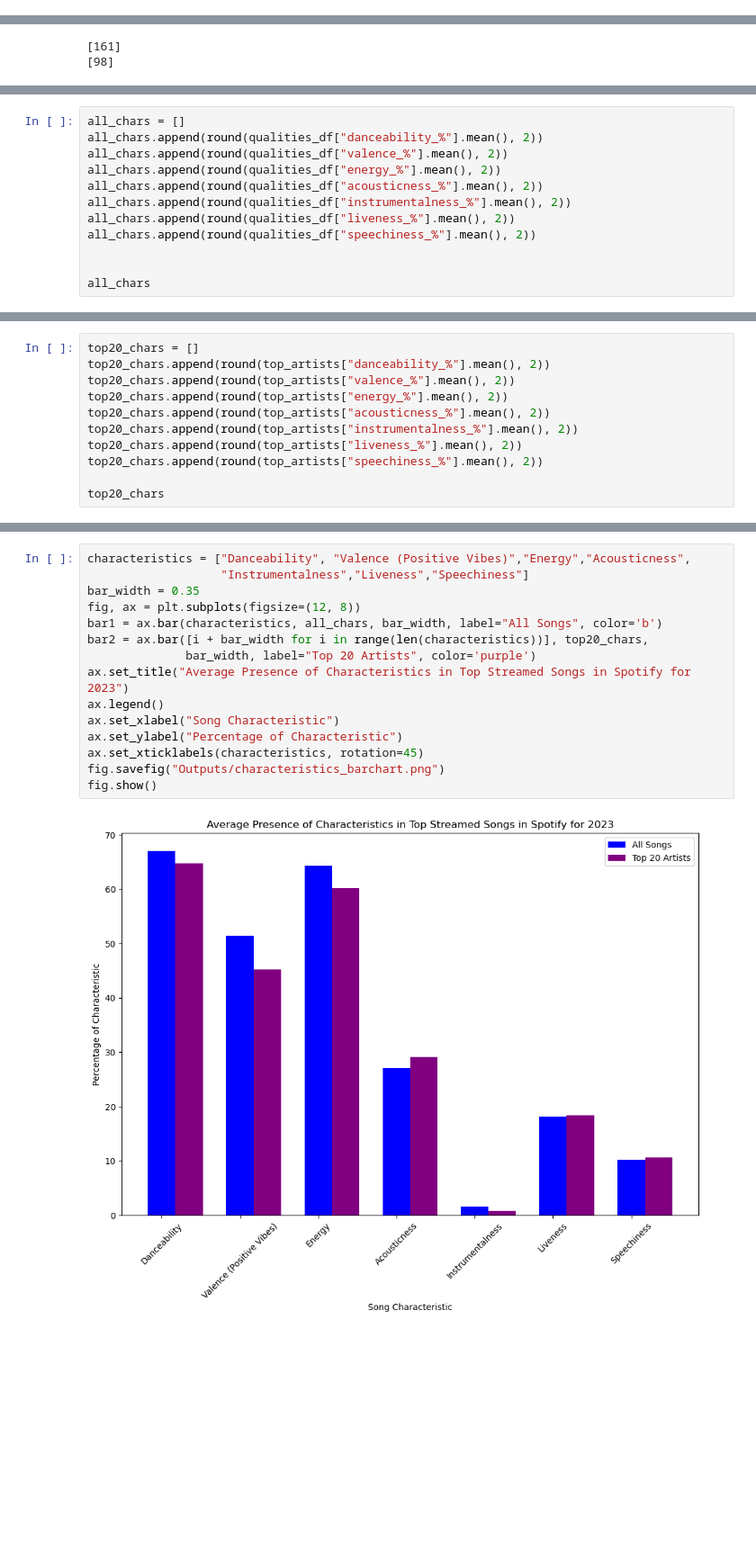
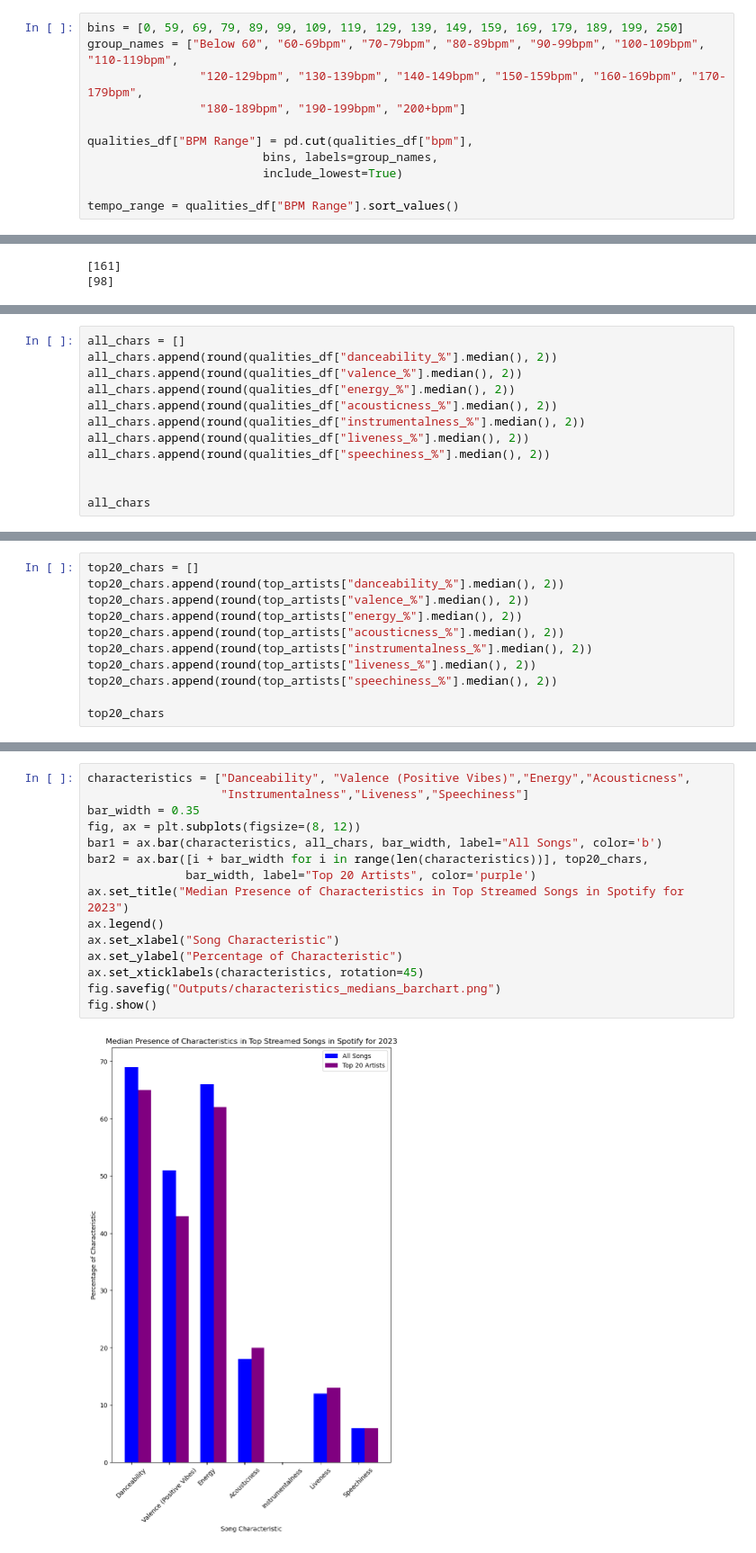
Before and after one commit to d6kramer/project-1-group-08, a Jupyter notebook: starter_notebook.ipynb, the cells around one changed output, grey strips where cells are left out. Shown at 90% size. Cells and saved outputs as stored; diff of their text form; blank space fills up the shorter version.

```diff
--- a/starter_notebook.ipynb
+++ b/starter_notebook.ipynb
@@ -67,0 +134,11 @@ song_speed = qualities_df["bpm"].value_counts()
+# %%
+bins = [0, 59, 69, 79, 89, 99, 109, 119, 129, 139, 149, 159, 169, 179, 189, 199, 250]
+group_names = ["Below 60", "60-69bpm", "70-79bpm", "80-89bpm", "90-99bpm", "100-109bpm", "110-119bpm",
+                "120-129bpm", "130-139bpm", "140-149bpm", "150-159bpm", "160-169bpm", "170-179bpm",
+                "180-189bpm", "190-199bpm", "200+bpm"]
+
+qualities_df["BPM Range"] = pd.cut(qualities_df["bpm"],
+                         bins, labels=group_names,
+                         include_lowest=True)
+
+tempo_range = qualities_df["BPM Range"].sort_values()
@@ -495,13 +654,13 @@ The mode bpm of songs by the 20 most streamed artists is 0    90
 Name: bpm, dtype: int64.
 # %%
 all_chars = []
-all_chars.append(round(qualities_df["danceability_%"].mean(), 2))
-all_chars.append(round(qualities_df["valence_%"].mean(), 2))
-all_chars.append(round(qualities_df["energy_%"].mean(), 2))
-all_chars.append(round(qualities_df["acousticness_%"].mean(), 2))
-all_chars.append(round(qualities_df["instrumentalness_%"].mean(), 2))
-all_chars.append(round(qualities_df["liveness_%"].mean(), 2))
-all_chars.append(round(qualities_df["speechiness_%"].mean(), 2))
+all_chars.append(round(qualities_df["danceability_%"].median(), 2))
+all_chars.append(round(qualities_df["valence_%"].median(), 2))
+all_chars.append(round(qualities_df["energy_%"].median(), 2))
+all_chars.append(round(qualities_df["acousticness_%"].median(), 2))
+all_chars.append(round(qualities_df["instrumentalness_%"].median(), 2))
+all_chars.append(round(qualities_df["liveness_%"].median(), 2))
+all_chars.append(round(qualities_df["speechiness_%"].median(), 2))
 
 
 all_chars
@@ -510,12 +669,12 @@ all_chars
 # %%
 top20_chars = []
-top20_chars.append(round(top_artists["danceability_%"].mean(), 2))
-top20_chars.append(round(top_artists["valence_%"].mean(), 2))
-top20_chars.append(round(top_artists["energy_%"].mean(), 2))
-top20_chars.append(round(top_artists["acousticness_%"].mean(), 2))
-top20_chars.append(round(top_artists["instrumentalness_%"].mean(), 2))
-top20_chars.append(round(top_artists["liveness_%"].mean(), 2))
-top20_chars.append(round(top_artists["speechiness_%"].mean(), 2))
+top20_chars.append(round(top_artists["danceability_%"].median(), 2))
+top20_chars.append(round(top_artists["valence_%"].median(), 2))
+top20_chars.append(round(top_artists["energy_%"].median(), 2))
+top20_chars.append(round(top_artists["acousticness_%"].median(), 2))
+top20_chars.append(round(top_artists["instrumentalness_%"].median(), 2))
+top20_chars.append(round(top_artists["liveness_%"].median(), 2))
+top20_chars.append(round(top_artists["speechiness_%"].median(), 2))
 
 top20_chars
 # %% [output]
@@ -523,17 +682,17 @@ top20_chars
 # %%
 characteristics = ["Danceability", "Valence (Positive Vibes)","Energy","Acousticness",
                    "Instrumentalness","Liveness","Speechiness"]
 bar_width = 0.35
-fig, ax = plt.subplots(figsize=(12, 8))
+fig, ax = plt.subplots(figsize=(8, 12))
 bar1 = ax.bar(characteristics, all_chars, bar_width, label="All Songs", color='b')
 bar2 = ax.bar([i + bar_width for i in range(len(characteristics))], top20_chars,
               bar_width, label="Top 20 Artists", color='purple')
-ax.set_title("Average Presence of Characteristics in Top Streamed Songs in Spotify for 2023")
+ax.set_title("Median Presence of Characteristics in Top Streamed Songs in Spotify for 2023")
 ax.legend()
 ax.set_xlabel("Song Characteristic")
 ax.set_ylabel("Percentage of Characteristic")
 ax.set_xticklabels(characteristics, rotation=45)
-fig.savefig("Outputs/characteristics_barchart.png")
+fig.savefig("Outputs/characteristics_medians_barchart.png")
 fig.show()
 # %% [output]
-[figure, old version]
+[figure, new version]
```
Also changed, not shown: parts of 22 cells of this notebook.
